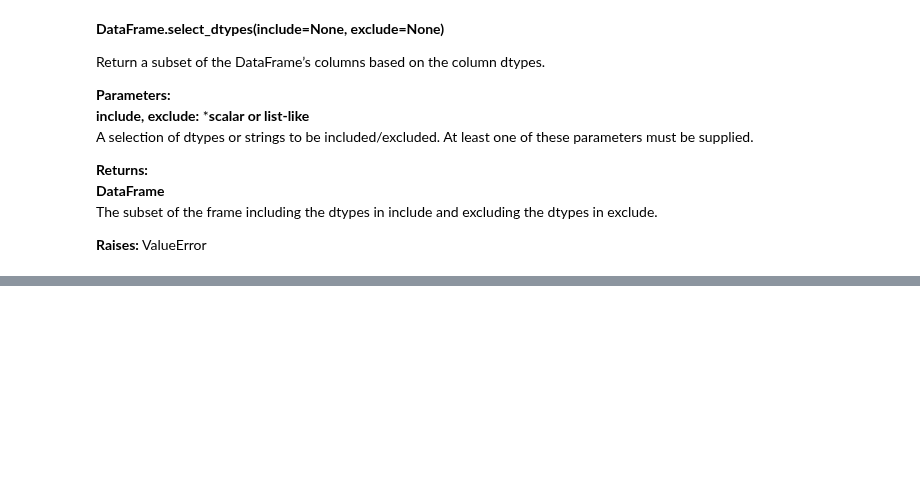
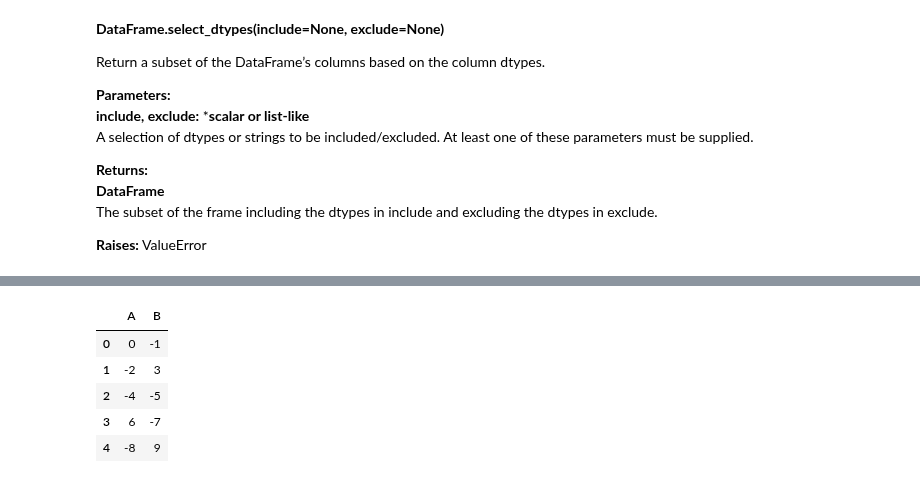
Before and after one commit to soyinkas1/PP0011_Books_Medium_Articles-Personal-Practice-Walkalong_Notebooks, a Jupyter notebook: 25 Pandas Functions You Didn't Know Existed.ipynb, the cells around one changed output, grey strips where cells are left out. Cells and saved outputs as stored; diff of their text form; code cells hidden in the pictures; blank space fills up the shorter version.

```diff
--- a/25 Pandas Functions You Didn't Know Existed.ipynb
+++ b/25 Pandas Functions You Didn't Know Existed.ipynb
@@ -988,0 +913,11 @@ df.select_dtypes(exclude='int64')
+# %%
+m = df % 3 == 0
+# %%
+df.where(m, -df)
+# %% [output]
+|  | A | B |
+| 0 | 0 | -1 |
+| 1 | -2 | 3 |
+| 2 | -4 | -5 |
+| 3 | 6 | -7 |
+| 4 | -8 | 9 |
```
Also changed, not shown: parts of 41 cells of this notebook, 2 other files.
